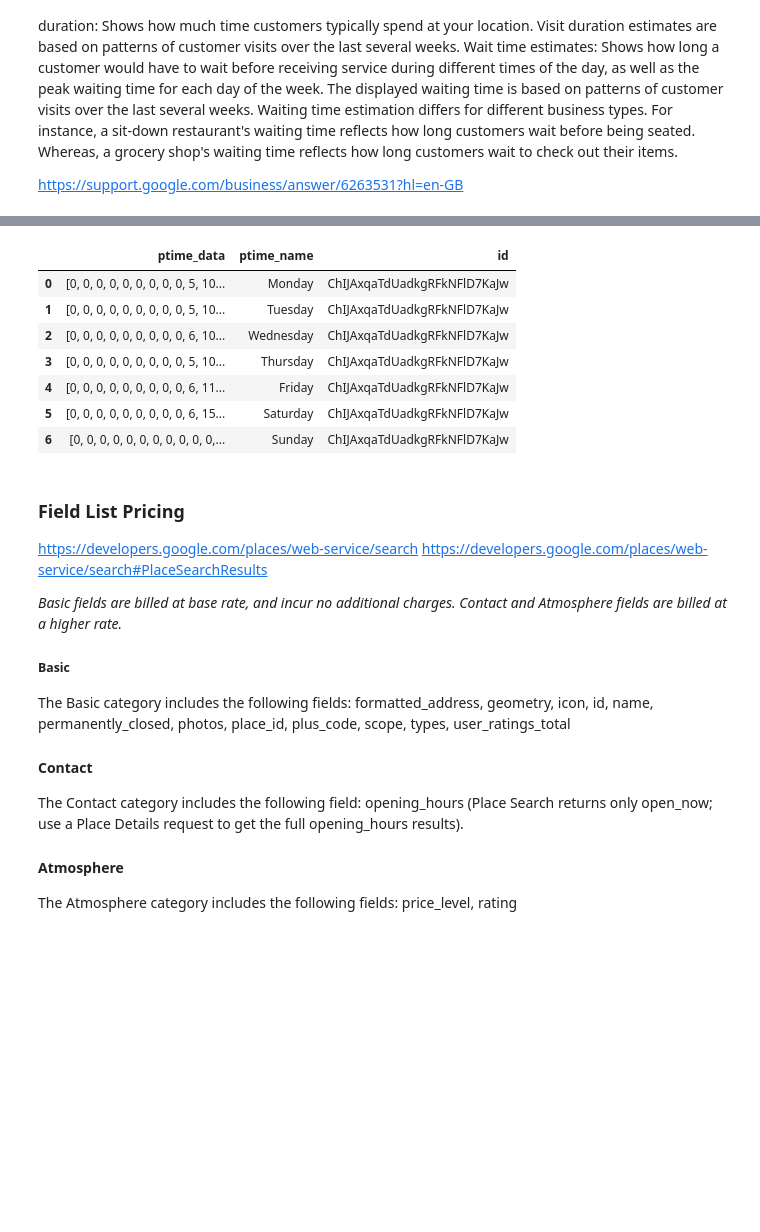
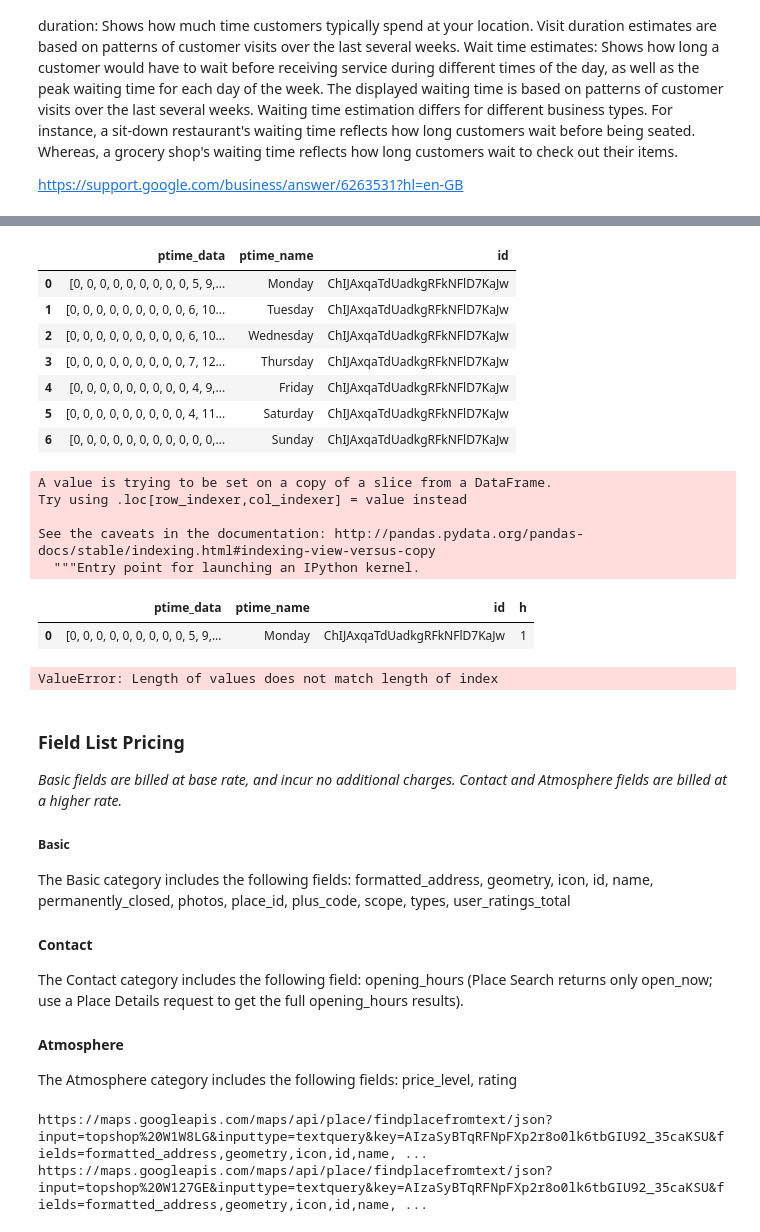
Before and after one commit to ninjananjo/Clothing-Store-Competition, a Jupyter notebook: Store Popular Times.ipynb, the cells around one changed output, grey strips where cells are left out. Drawn from its saved outputs; the diff is of its cells as text; code cells hidden in the pictures; blank space fills up the shorter version.

```diff
--- a/Store Popular Times.ipynb
+++ b/Store Popular Times.ipynb
@@ -45,3 +56,3 @@ from pandas.io.json import json_normalize # tranform JSON file into a pandas dat
 # %%
 #https://developers.google.com/maps/documentation/javascript/examples/places-placeid-finder
-TS_OS = populartimes.get_id('AIzaSyBTqRFNpFXp2r8o0lk6tbGIU92_35caKSU','ChIJXYyhVckEdkgRm1Kr-CNa_I8')
+TS_OS = populartimes.get_id(key,'ChIJAxqaTdUadkgRFkNFlD7KaJw')
@@ -54,13 +85,14 @@ results
 # %%
+headers=['id','address','current_popularity','international_phone_number','name','ratings','time_spent']
 results1 = json_normalize(TS_OS, record_path=['populartimes'], record_prefix='ptime_', errors='ignore', meta=['id'])
-results1.style.set_properties(subset=['ptime_data'], **{'width': '500px'})
-#results1
+#results1 = results1.style.set_properties(subset=['ptime_data'], **{'width': '500px'})
+results1
 # %% [output]
 |  | ptime_data | ptime_name | id |
-| 0 | [0, 0, 0, 0, 0, 0, 0, 0, 0, 5, 10... | Monday | ChIJAxqaTdUadkgRFkNFlD7KaJw |
-| 1 | [0, 0, 0, 0, 0, 0, 0, 0, 0, 5, 10... | Tuesday | ChIJAxqaTdUadkgRFkNFlD7KaJw |
+| 0 | [0, 0, 0, 0, 0, 0, 0, 0, 0, 5, 9,... | Monday | ChIJAxqaTdUadkgRFkNFlD7KaJw |
+| 1 | [0, 0, 0, 0, 0, 0, 0, 0, 0, 6, 10... | Tuesday | ChIJAxqaTdUadkgRFkNFlD7KaJw |
 | 2 | [0, 0, 0, 0, 0, 0, 0, 0, 0, 6, 10... | Wednesday | ChIJAxqaTdUadkgRFkNFlD7KaJw |
-| 3 | [0, 0, 0, 0, 0, 0, 0, 0, 0, 5, 10... | Thursday | ChIJAxqaTdUadkgRFkNFlD7KaJw |
-| 4 | [0, 0, 0, 0, 0, 0, 0, 0, 0, 6, 11... | Friday | ChIJAxqaTdUadkgRFkNFlD7KaJw |
-| 5 | [0, 0, 0, 0, 0, 0, 0, 0, 0, 6, 15... | Saturday | ChIJAxqaTdUadkgRFkNFlD7KaJw |
+| 3 | [0, 0, 0, 0, 0, 0, 0, 0, 0, 7, 12... | Thursday | ChIJAxqaTdUadkgRFkNFlD7KaJw |
+| 4 | [0, 0, 0, 0, 0, 0, 0, 0, 0, 4, 9,... | Friday | ChIJAxqaTdUadkgRFkNFlD7KaJw |
+| 5 | [0, 0, 0, 0, 0, 0, 0, 0, 0, 4, 11... | Saturday | ChIJAxqaTdUadkgRFkNFlD7KaJw |
 | 6 | [0, 0, 0, 0, 0, 0, 0, 0, 0, 0, 0,... | Sunday | ChIJAxqaTdUadkgRFkNFlD7KaJw |
@@ -67,11 +101,29 @@ results1.style.set_properties(subset=['ptime_data'], **{'width': '500px'})
+# %%
+test['h']=1
+# %% [output]
+A value is trying to be set on a copy of a slice from a DataFrame.
+Try using .loc[row_indexer,col_indexer] = value instead
+
+See the caveats in the documentation: http://pandas.pydata.org/pandas-docs/stable/indexing.html#indexing-view-versus-copy
+  """Entry point for launching an IPython kernel.
+# %%
+test
+# %% [output]
+|  | ptime_data | ptime_name | id | h |
+| 0 | [0, 0, 0, 0, 0, 0, 0, 0, 0, 5, 9,... | Monday | ChIJAxqaTdUadkgRFkNFlD7KaJw | 1 |
+# %%
+i=h0
+
+for hour in test['ptime_data']:
+    test[i] = hour
+    i+=1
+    print(hour)
+# %% [output]
+ValueError: Length of values does not match length of index
 # %%
 #populartimes.get('AIzaSyBTqRFNpFXp2r8o0lk6tbGIU92_35caKSU',['clothing_store'],(51.51568529999999,-0.1416379),(51.5156853,-0.1416379), radius=100)
 # %% [markdown]
 ### Field List Pricing
-
-https://developers.google.com/places/web-service/search
-https://developers.google.com/places/web-service/search#PlaceSearchResults
-
 *Basic fields are billed at base rate, and incur no additional charges. Contact and Atmosphere fields are billed at a higher rate.*
 
 ##### Basic
@@ -93,0 +138,15 @@ key='AIzaSyBTqRFNpFXp2r8o0lk6tbGIU92_35caKSU'
+# %%
+google_json = pd.DataFrame()
+
+for store in store_locations:
+    url="https://maps.googleapis.com/maps/api/place/findplacefromtext/json?input={}&inputtype=textquery&key={}&fields={}".format(store, key, fields)
+    print(url)
+    temp = requests.get(url).json()
+    google_json = google_json.append(json_normalize(temp['candidates']))
+
+
+#https://developers.google.com/places/web-service/search
+#https://developers.google.com/places/web-service/search#PlaceSearchResults
+# %% [output]
+https://maps.googleapis.com/maps/api/place/findplacefromtext/json?input=topshop%20W1W8LG&inputtype=textquery&key=AIzaSyBTqRFNpFXp2r8o0lk6tbGIU92_35caKSU&fields=formatted_address,geometry,icon,id,name, ...
+https://maps.googleapis.com/maps/api/place/findplacefromtext/json?input=topshop%20W127GE&inputtype=textquery&key=AIzaSyBTqRFNpFXp2r8o0lk6tbGIU92_35caKSU&fields=formatted_address,geometry,icon,id,name, ...
```
Also changed, not shown: parts of 13 cells of this notebook.
